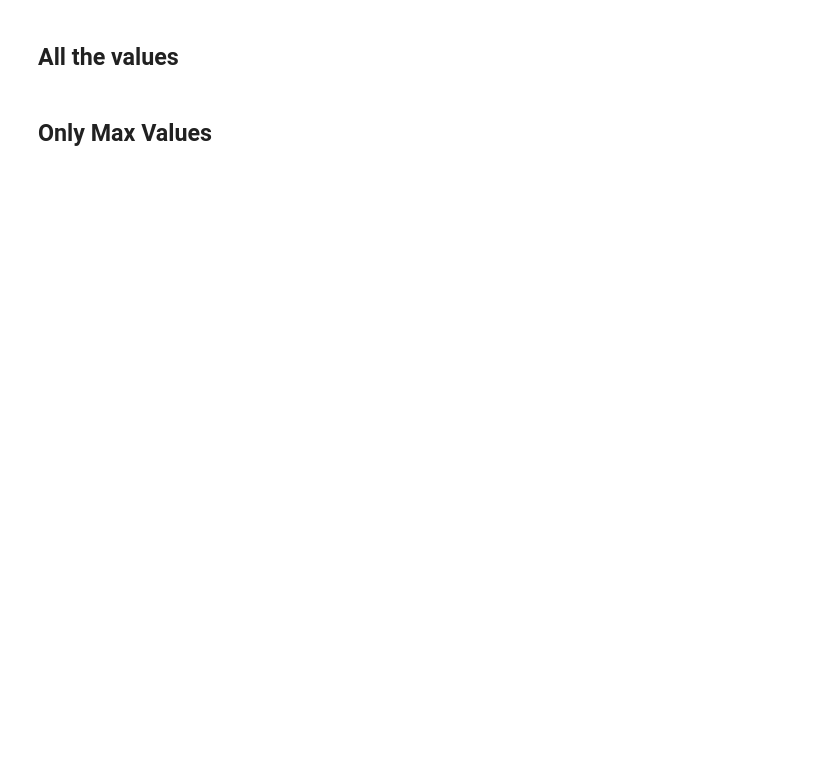
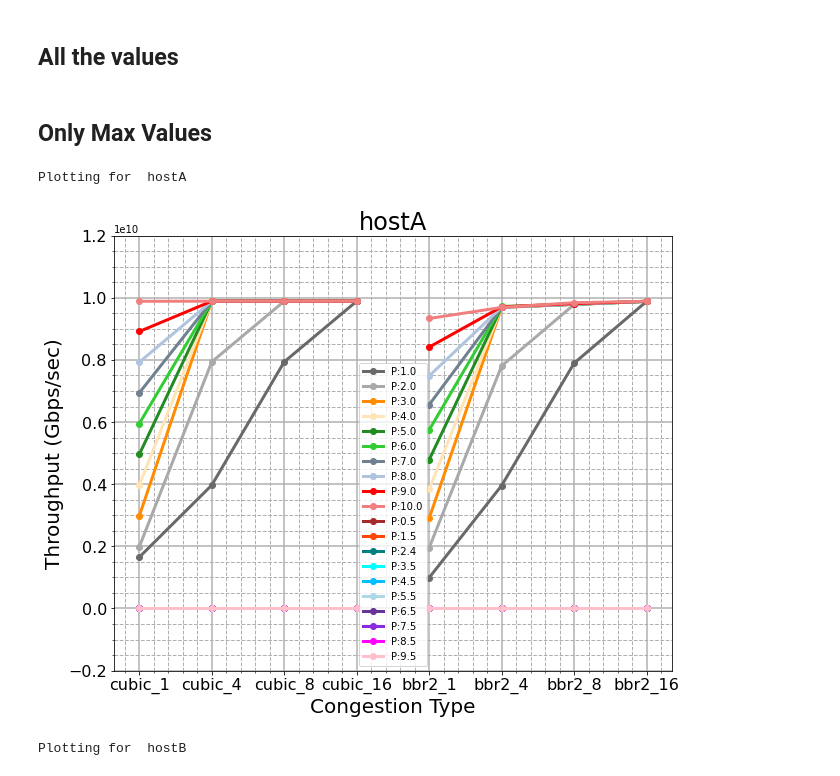
Before and after one commit to eashanadhikarla/kibana-data-retrieval, a Jupyter notebook: src/plot.ipynb, the cells around one changed output. Saved outputs shown, nothing was run; the diff lists cells and outputs as text; code cells hidden in the pictures; blank space fills up the shorter version.

```diff
--- a/src/plot.ipynb
+++ b/src/plot.ipynb
@@ -92,6 +92,69 @@ Pacing list:  [1.0 2.0 3.0 4.0 5.0 6.0 7.0 8.0 9.0 10.0 0.5 1.5 2.4 3.5 4.5 5.5
 #     plt.show()
 # %% [markdown]
 ## Only Max Values
+# %%
+colorList = ['dimgray','darkgray', 'darkorange','moccasin', 'forestgreen','limegreen', 'slategrey','lightsteelblue', 'red','lightcoral',
+            'brown','orangered', 'teal','aqua', 'deepskyblue','lightblue', 'rebeccapurple','blueviolet', 'fuchsia','pink']
+
+for host in hostlist:
+    if host!="testW":
+        print("Plotting for ", str(host))
+
+        cubic, bbrv2 = [], []
+        cubic_types = ['cubic_1', 'cubic_4', 'cubic_8', 'cubic_16']
+        bbr2_types = ['bbr2_1', 'bbr2_4', 'bbr2_8', 'bbr2_16']
+
+        for p in pacingList:
+            cubic_1  = df.loc[ ( df['TYPE-STREAM']=='cubic_1')  & (df['ALIAS']==host) & (df['PACING']==p) ]
+            cubic_4  = df.loc[ ( df['TYPE-STREAM']=='cubic_4')  & (df['ALIAS']==host) & (df['PACING']==p) ]
+            cubic_8  = df.loc[ ( df['TYPE-STREAM']=='cubic_8')  & (df['ALIAS']==host) & (df['PACING']==p) ]
+            cubic_16 = df.loc[ ( df['TYPE-STREAM']=='cubic_16') & (df['ALIAS']==host) & (df['PACING']==p) ]
+
+            try:
+                tput_cubic = [ max(cubic_1['THROUGHPUT (Sender)']), max(cubic_4['THROUGHPUT (Sender)']), max(cubic_8['THROUGHPUT (Sender)']), max(cubic_16['THROUGHPUT (Sender)'])]
+            except Exception as e:
+                tput_cubic = [0, 0, 0, 0]
+                # print(e)
+            cubic.append(tput_cubic)
+
+            bbr_1  = df.loc[ ( df['TYPE-STREAM']=='bbr2_1')  & (df['ALIAS']==host) & (df['PACING']==p) ]
+            bbr_4  = df.loc[ ( df['TYPE-STREAM']=='bbr2_4')  & (df['ALIAS']==host) & (df['PACING']==p) ]
+            bbr_8  = df.loc[ ( df['TYPE-STREAM']=='bbr2_8')  & (df['ALIAS']==host) & (df['PACING']==p) ]
+            bbr_16 = df.loc[ ( df['TYPE-STREAM']=='bbr2_16') & (df['ALIAS']==host) & (df['PACING']==p) ]
+
+            try:
+                tput_bbr = [ max(bbr_1['THROUGHPUT (Sender)']), max(bbr_4['THROUGHPUT (Sender)']), max(bbr_8['THROUGHPUT (Sender)']), max(bbr_16['THROUGHPUT (Sender)'])]
+            except Exception as e:
+                tput_bbr = [0, 0, 0, 0]
+                # print(e)
+            bbrv2.append(tput_bbr)
+
+        fig = plt.figure(figsize=(10, 8)) # (17, 11))
+
+        plt.title (str(host), fontsize=24)
+        for idx, p, cL in zip(range(len(cubic)), pacingList, colorList):
+            plt.plot (cubic_types, cubic[idx], 'o-', c=cL, linewidth=3)
+            plt.plot (bbr2_types, bbrv2[idx],  'o-', c=cL, linewidth=3, label='P:'+str(p))
+
+        axes = plt.gca()
+
+        plt.xlabel('Congestion Type', fontsize=20)
+        plt.xticks(fontsize=16)
+
+        axes.set_ylim([-0.2e10,1.2e10])
+        plt.yticks(fontsize=16)
+        plt.ylabel('Throughput (Gbps/sec)', fontsize=20)
+
+        plt.minorticks_on()
+        plt.grid (b=True, which='major', linestyle='-', linewidth=1.5)
+        plt.grid (b=True, which='minor', linestyle='--', linewidth=1)
+        plt.legend (loc=0)#, fontsize=12)
+        plt.savefig("plots/max/"+str(host)+"(max_).png", dpi=100)
+        plt.show()
+# %% [output]
+Plotting for  hostA
+[figure, added]
+Plotting for  hostB
 # %%
 # for host in hostlist:
 
```
Also changed, not shown: parts of 5 cells of this notebook, 25 other files.
